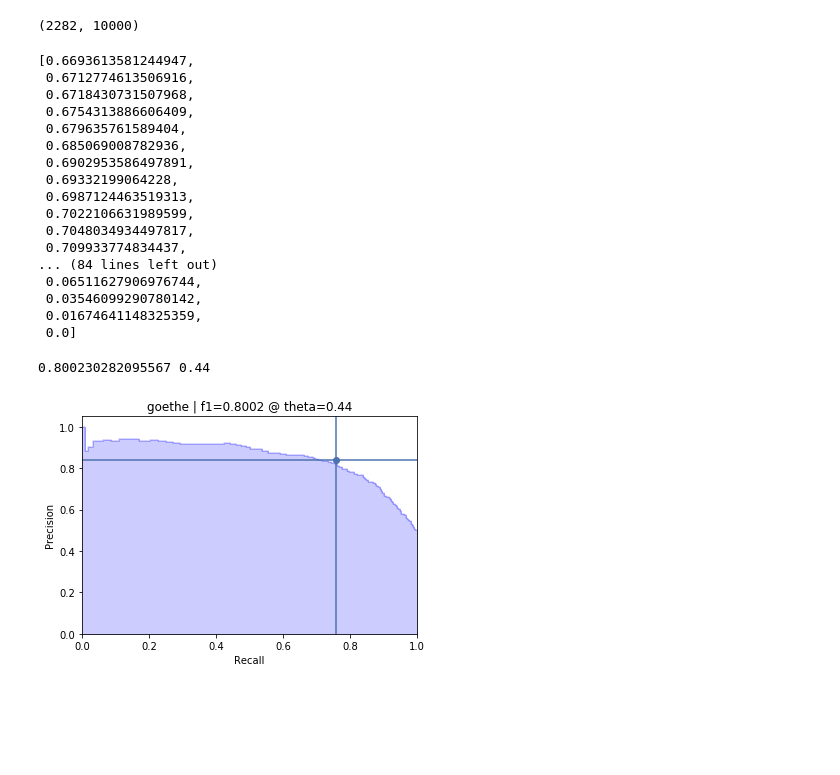
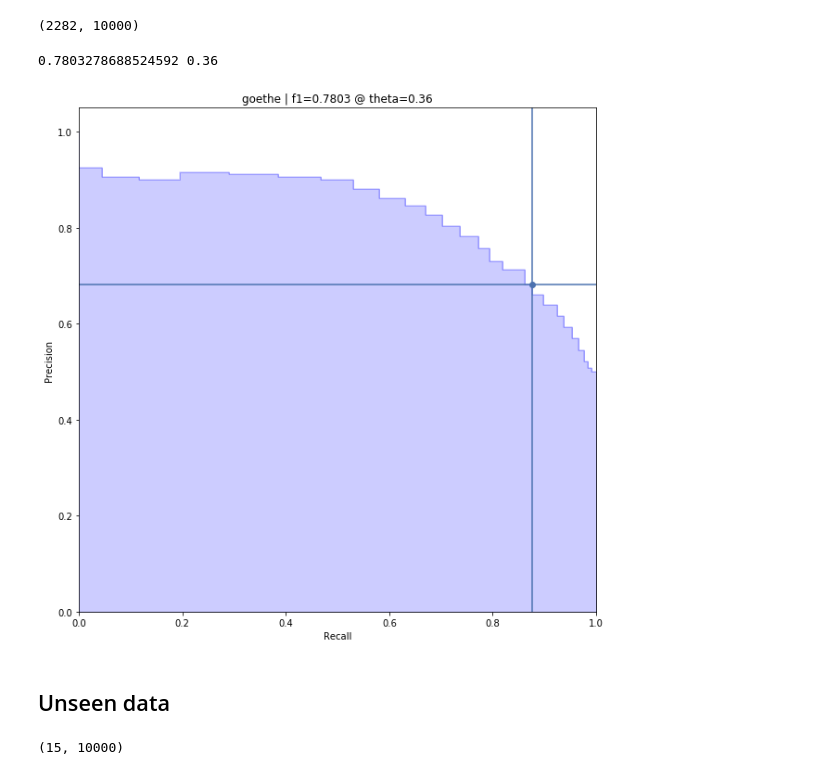
Before and after one commit to mikekestemont/goethe, a Jupyter notebook: stylometry.ipynb, the cells around one changed output. Saved outputs shown, nothing was run; the diff lists cells and outputs as text; code cells hidden in the pictures; blank space fills up the shorter version.

Commit message:
fishing for goethe

```diff
--- a/stylometry.ipynb
+++ b/stylometry.ipynb
@@ -677,7 +677,7 @@ class Verifier():
 
         return np.mean(hits)
 # %%
-candidate = 'herder'
+candidate = 'goethe'
 source = train_X[train['author'] == candidate]
 targets = dev_X
 # %%
@@ -688,55 +688,45 @@ print(imposters.shape)
 # %% [output]
 (2282, 10000)
 # %%
-verifier = Verifier()
+verifier = Verifier(iters=25, num_instances=25)
 probas = [verifier.predict_proba(target=t, source_X=source,
                        imposter_X=imposters) for t in tqdm(targets)]
 # %%
 precision, recall, thresholds = precision_recall_curve(target_y, probas)
 # %%
 f1s = [f1_score(target_y, (probas > th) * 1) for th in thresholds]
-f1s
-# %% [output]
-[0.6693613581244947,
- 0.6712774613506916,
- 0.6718430731507968,
- 0.6754313886606409,
- 0.679635761589404,
- 0.685069008782936,
- 0.6902953586497891,
- 0.69332199064228,
- 0.6987124463519313,
- 0.7022106631989599,
- 0.7048034934497817,
- 0.709933774834437,
-... (84 lines left out)
- 0.06511627906976744,
- 0.03546099290780142,
- 0.01674641148325359,
- 0.0]
 # %%
 max_idx = np.array(f1s).argmax()
 max_f1 = f1s[max_idx]
 max_th = thresholds[max_idx]
 print(max_f1, max_th)
 # %% [output]
-0.800230282095567 0.44
+0.7803278688524592 0.36
 # %%
+plt.figure(figsize=(10, 10))
 step_kwargs = ({'step': 'post'}
                if 'step' in signature(plt.fill_between).parameters
                else {})
 plt.step(recall, precision, color='b', alpha=0.2,
          where='post')
 plt.fill_between(recall, precision, alpha=0.2, color='b', **step_kwargs)
 
 plt.xlabel('Recall')
 plt.ylabel('Precision')
 plt.ylim([0.0, 1.05])
 plt.xlim([0.0, 1.0])
 
-plt.plot(precision[max_idx], recall[max_idx], 'o')
-plt.axvline(precision[max_idx])
-plt.axhline(recall[max_idx])
+plt.plot(recall[max_idx], precision[max_idx], 'o')
+plt.axhline(precision[max_idx])
+plt.axvline(recall[max_idx])
 plt.title(f'{candidate} | f1={round(max_f1, 4)} @ theta={round(max_th, 4)}');
 # %% [output]
-[figure, old version]
+[figure, new version]
+# %% [markdown]
+## Unseen data
+# %%
+target = load_folder('data/target', ext='.txt', size=None)
+target_X = scaler.transform(vectorizer.transform(target['text']).toarray())
+print(target_X.shape)
+# %% [output]
+(15, 10000)
```
Also changed, not shown: parts of 13 cells of this notebook.
